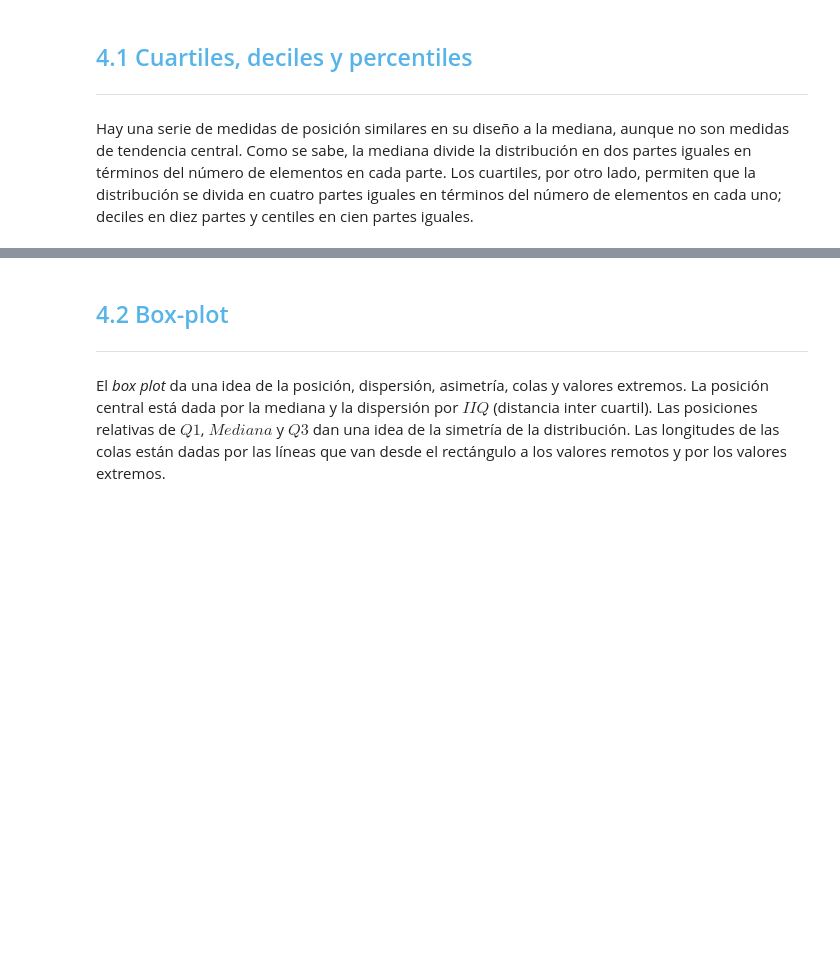
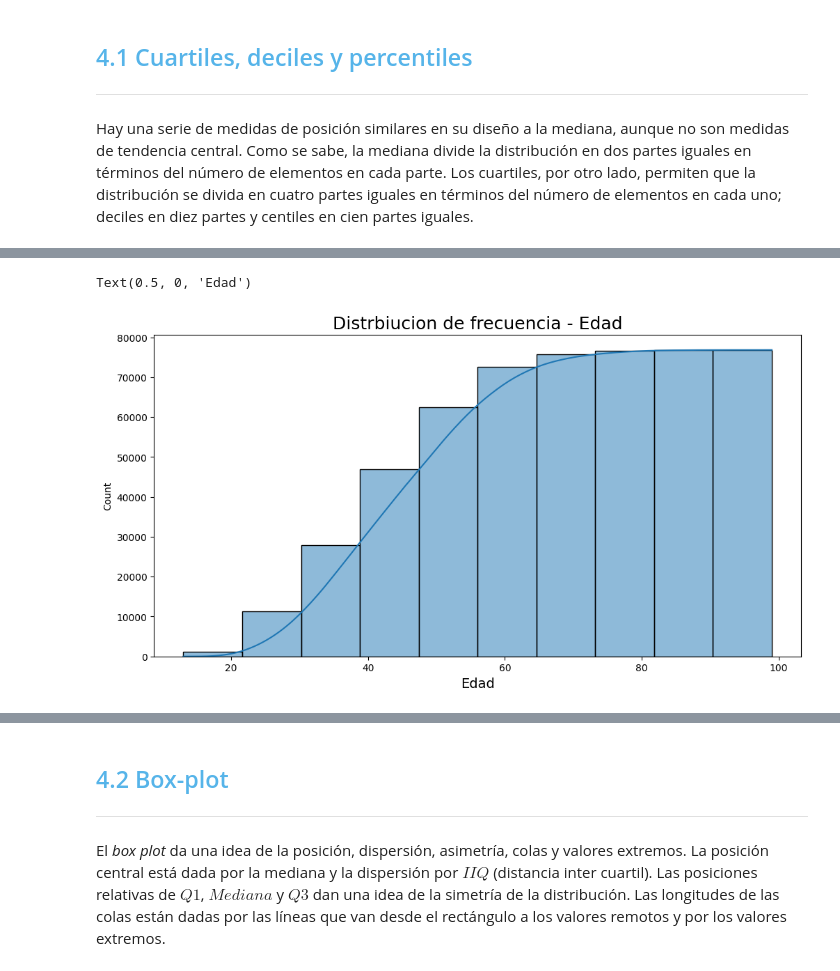
Before and after one commit to BlopezEspinoza070801/Amigo-Secreto, a Jupyter notebook: Curso_de_Estadística_con_Python_1.ipynb, the cells around one changed output, grey strips where cells are left out. Drawn from its saved outputs; the diff is of its cells as text; code cells hidden in the pictures; blank space fills up the shorter version.

```diff
--- a/Curso_de_Estadística_con_Python_1.ipynb
+++ b/Curso_de_Estadística_con_Python_1.ipynb
@@ -944,0 +988,14 @@ Hay una serie de medidas de posición similares en su diseño a la mediana, aunq
+# %%
+fig,ax=plt.subplots(figsize=(12,6))
+sns.histplot(datos['Edad'],
+             cumulative=True,
+             kde=True,
+             ax=ax,
+             bins=10)
+
+
+ax.set_title('Distrbiucion de frecuencia - Edad',fontsize=18)
+ax.set_xlabel('Edad',fontsize=14)
+# %% [output]
+Text(0.5, 0, 'Edad')
+[figure, added]
```
Also changed, not shown: parts of 12 cells of this notebook.
